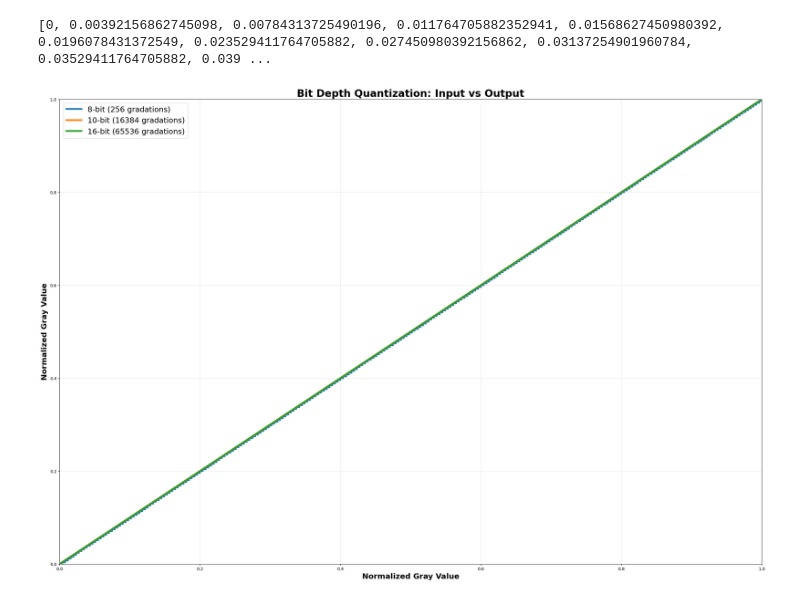
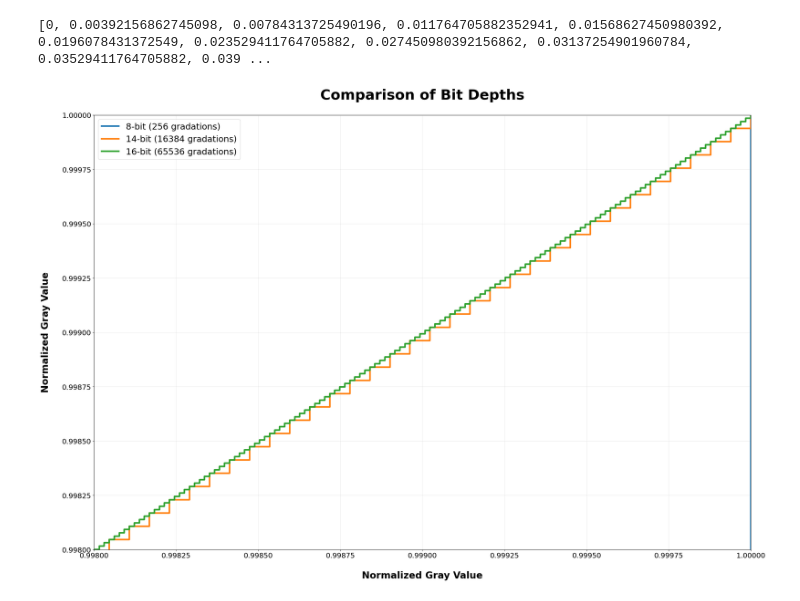
Before and after one commit to kgallik/PythonScripts, a Jupyter notebook: bit_depth_line_Graph.ipynb, the cells around one changed output. Drawn from its saved outputs; the diff is of its cells as text; code cells hidden in the pictures.

Commit message:
correct labels and aesthetics

```diff
--- a/bit_depth_line_Graph.ipynb
+++ b/bit_depth_line_Graph.ipynb
@@ -25,20 +25,22 @@ print(norm_8)
 # %%
 plt.figure(figsize=(30, 20))
 
 plt.plot(norm_8, norm_8, drawstyle='steps-post', label='8-bit (256 gradations)', linewidth=4)
-plt.plot(norm_14, norm_14, drawstyle='steps-post', label='10-bit (16384 gradations)', linewidth=4)
+plt.plot(norm_14, norm_14, drawstyle='steps-post', label='14-bit (16384 gradations)', linewidth=4)
 plt.plot(norm_16, norm_16, drawstyle='steps-post', label='16-bit (65536 gradations)', linewidth=4)
 
 # Add diagonal reference line (perfect continuous mapping)
 
-plt.xlabel('Normalized Gray Value',fontsize=18,weight='bold')
-plt.ylabel('Normalized Gray Value',fontsize=18,weight='bold')
-plt.title('Bit Depth Quantization: Input vs Output',fontsize=24,weight='bold')
-plt.legend(fontsize=18,markerscale=4)
+plt.xlabel('Normalized Gray Value',fontsize=24,weight='bold',labelpad=30)
+plt.ylabel('Normalized Gray Value',fontsize=24,weight='bold',labelpad=30)
+plt.title('Comparison of Bit Depths',fontsize=36,weight='bold',pad=40)
+plt.legend(fontsize=22,markerscale=4)
 plt.grid(True, alpha=0.3)  # Make sure both axes have the same scale
-plt.xlim(0, 1)
-plt.ylim(0, 1)
-
+plt.xlim(0.998, 1)
+plt.ylim(0.998, 1)
+plt.xticks(fontsize=18)
+plt.yticks(fontsize=18)
+plt.savefig(r'C:\Users\Kristin.Gallik\OneDrive - Van Andel Institute\Workshops_Seminars\Experimental_Skills_2025\bit_depth_comparison_0998-1.png', dpi=300)
 plt.show()
 # %% [output]
-[figure, old version]
+[figure, new version]
```
Also changed, not shown: 1 other file.
